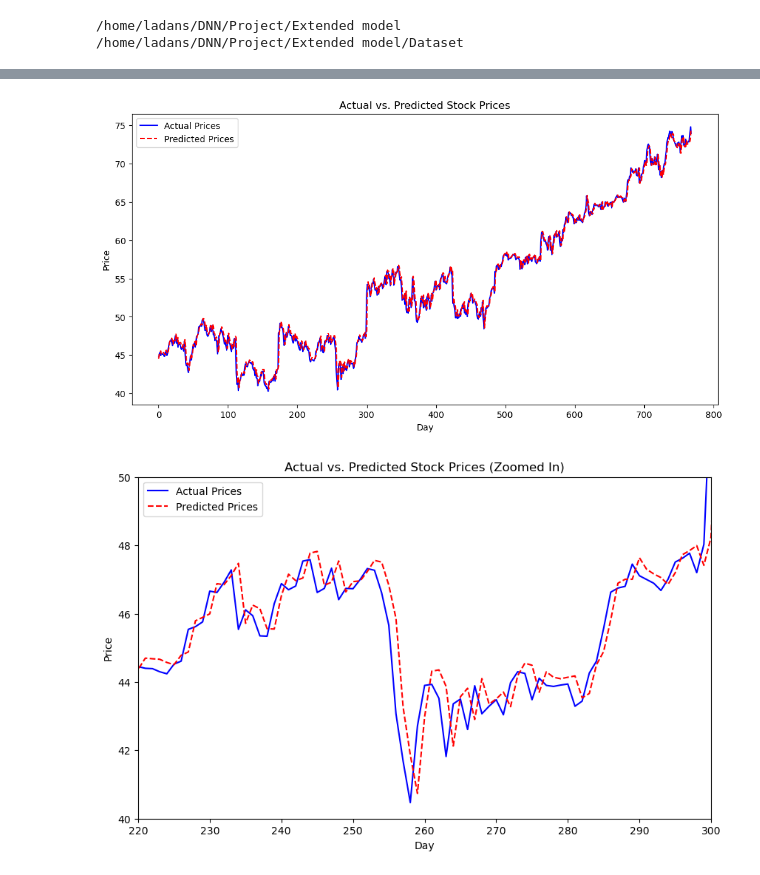
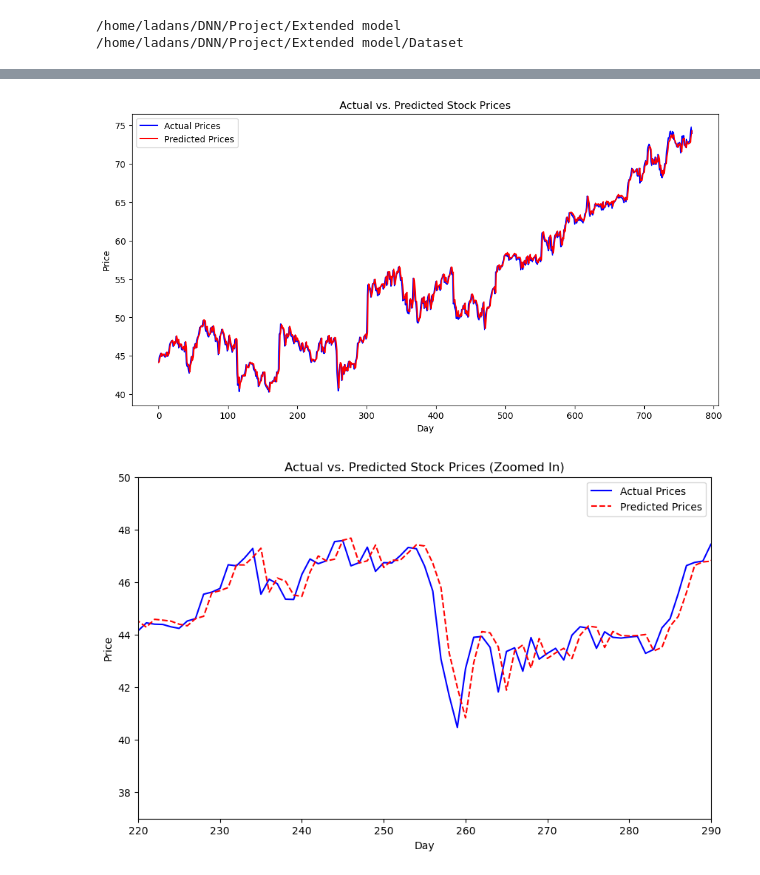
Before and after one commit to ladan-salimi/Stock_price_prediction, a Jupyter notebook: Extended model/Version_3.ipynb, the cells around one changed output, grey strips where cells are left out. Drawn from its saved outputs; the diff is of its cells as text; code cells hidden in the pictures.

```diff
--- a/Extended model/Version_3.ipynb
+++ b/Extended model/Version_3.ipynb
@@ -35,17 +32,13 @@ data_dir = dir_base  # Define the base directory
 # Initialize an empty DataFrame
 all_data = pd.DataFrame()
 
-data_frames = []
-
 # Iterate over each file in the directory
 for file_path in glob.glob(os.path.join(data_dir, "*.csv")):
     stock_symbol = os.path.basename(file_path).split('.')[0]
     df = pd.read_csv(file_path)
     df['Stock_Symbol'] = stock_symbol
     df = df[['Date', 'Open', 'Close', 'Stock_Symbol']]
-    data_frames.append(df)
-
-all_data = pd.concat(data_frames, ignore_index=True)
+    all_data = pd.concat([all_data, df], ignore_index=True)
 
 # Sort by date and stock symbol
 all_data = all_data.sort_values(['Stock_Symbol', 'Date']).reset_index(drop=True)
@@ -59,3 +52,5 @@ scaler = MinMaxScaler(feature_range=(0, 1))
 all_data['Normalized_Close'] = all_data.groupby('Stock_Symbol')['Close'].transform(
     lambda x: scaler.fit_transform(x.values.reshape(-1, 1)).flatten()
 )
+
+all_data
@@ -78,8 +71,7 @@ all_data
 # %%
 # Parameters
-sequence_length = 34  # Adjusted based on optimization
+sequence_length = 32  # Adjusted based on optimization
 
-# Initialize lists for inputs and outputs
 X, y, stock_indices = [], [], []
 
 for stock in all_data['Stock_Symbol'].unique():
@@ -92,8 +84,6 @@ for stock in all_data['Stock_Symbol'].unique():
         y.append(normalized_prices[i + sequence_length])
         stock_indices.append(stock_data['Stock_Index'].iloc[0])
 
-# Convert to numpy arrays
 X = np.array(X)
 y = np.array(y)
 stock_indices = np.array(stock_indices)
-print('done')
@@ -291,8 +250,7 @@ MAPE: 1.010062320770377 %
 # %%
-# Plot reversed actual vs. predicted prices
 plt.figure(figsize=(12, 6))
 plt.plot(y_test_denormalized, label="Actual Prices", color="blue")
-plt.plot(predicted_prices_denormalized, label="Predicted Prices", color="red",linestyle='--')
+plt.plot(predicted_prices_denormalized, label="Predicted Prices", color="red")
 plt.xlabel("Day")
 plt.ylabel("Price")
 plt.title("Actual vs. Predicted Stock Prices")
@@ -308,24 +266,23 @@ for stock_id in np.unique(stock_indices_test):
         y_test_denormalized[stock_mask], predicted_prices_denormalized[stock_mask]
     )
 # %% [output]
-[figure, old version]
+[figure, new version]
 # %%
 plt.figure(figsize=(10, 6))
 plt.plot(y_test_denormalized, label="Actual Prices", color="blue")
 plt.plot(predicted_prices_denormalized, label="Predicted Prices", color="red", linestyle='--')
 
-# Set axis limits to zoom in on a specific section
-plt.xlim(220, 300)  # Zoom into x-axis (e.g., focus on indices 100 to 200)
-plt.ylim(40, 50)    # Zoom into y-axis (e.g., focus on prices between 40 and 60)
+plt.xlim(220, 290)  # Zoom into x-axis (e.g., focus on indices 100 to 200)
+plt.ylim(37, 50)    # Zoom into y-axis (e.g., focus on prices between 40 and 60)
 
 plt.title("Actual vs. Predicted Stock Prices (Zoomed In)")
 plt.xlabel("Day")
 plt.ylabel("Price")
 plt.legend()
 plt.savefig('zoomed')
 plt.show()
 # %% [output]
-[figure, old version]
+[figure, new version]
 # %%
 # Predict the next price for a new sequence
 array_34_values = X_test[-1]
```
Also changed, not shown: parts of 20 cells of this notebook.
